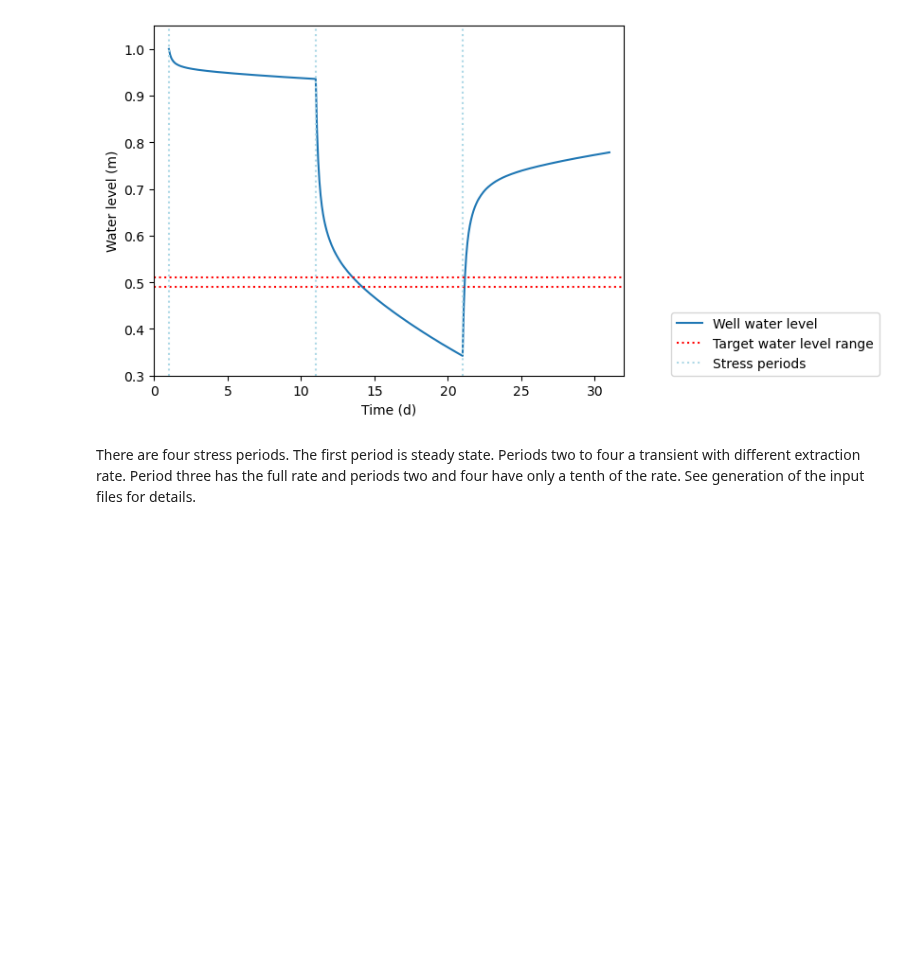
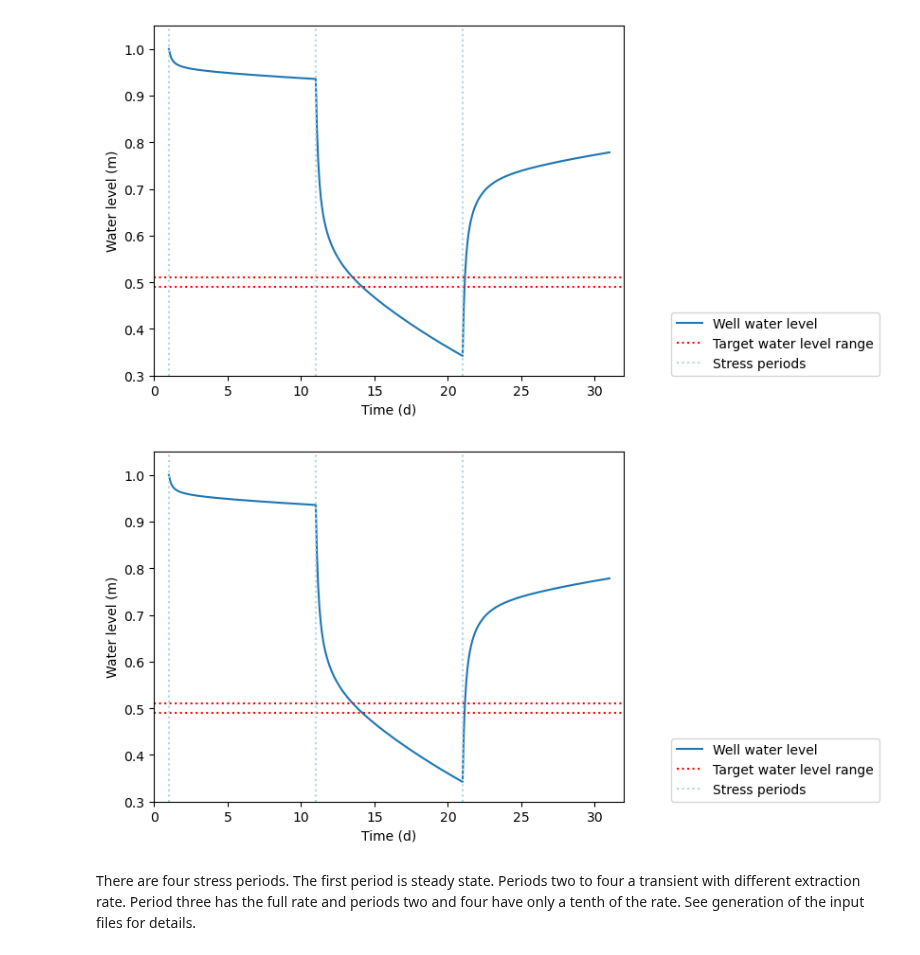
Before and after one commit to hydrocomputing/pymf6, a Jupyter notebook: doc/examples/head_controlled_well/Head_Controlled_Well.ipynb, the cells around one changed output. Drawn from its saved outputs; the diff is of its cells as text; code cells hidden in the pictures; blank space fills up the shorter version.

```diff
--- a/doc/examples/head_controlled_well/Head_Controlled_Well.ipynb
+++ b/doc/examples/head_controlled_well/Head_Controlled_Well.ipynb
@@ -299,5 +292,10 @@ plt.savefig('water_level_orig.png', bbox_inches='tight')
 # %% [output]
 [figure]
+# %%
+show_well_head(model_path=model_path, name=name, wel_coords=wel_coords);
+plt.savefig('water_level_orig.png', bbox_inches='tight')
+# %% [output]
+[figure, added]
 # %% [markdown]
 There are four stress periods.
 The first period is steady state.
```
Also changed, not shown: parts of 21 cells of this notebook, 3 other files.
